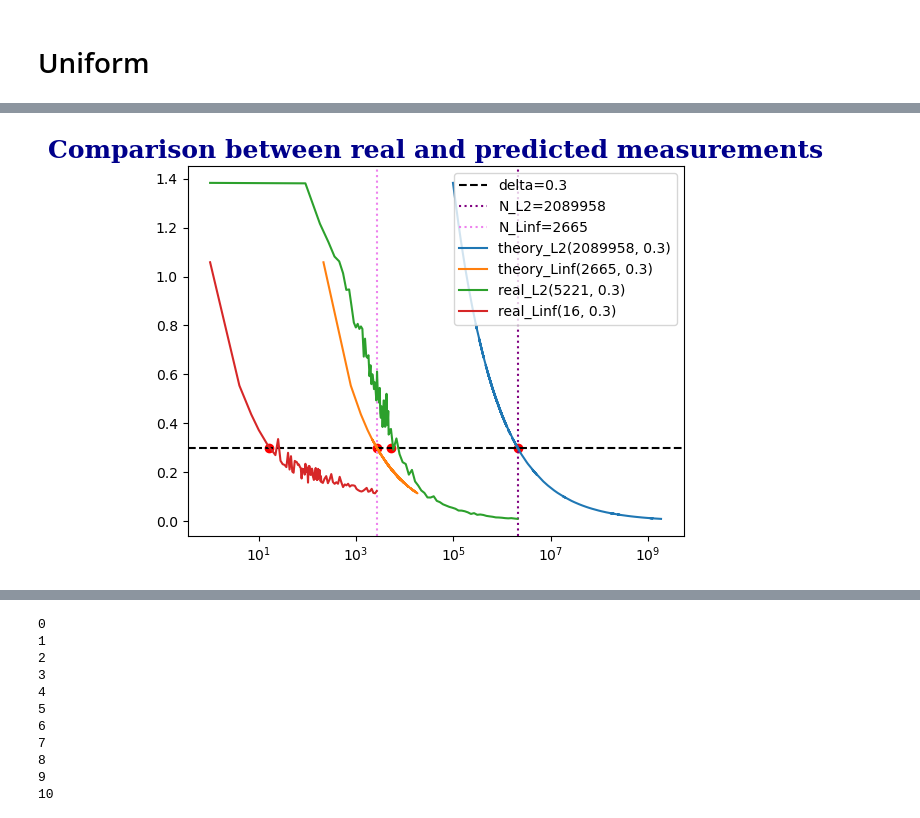
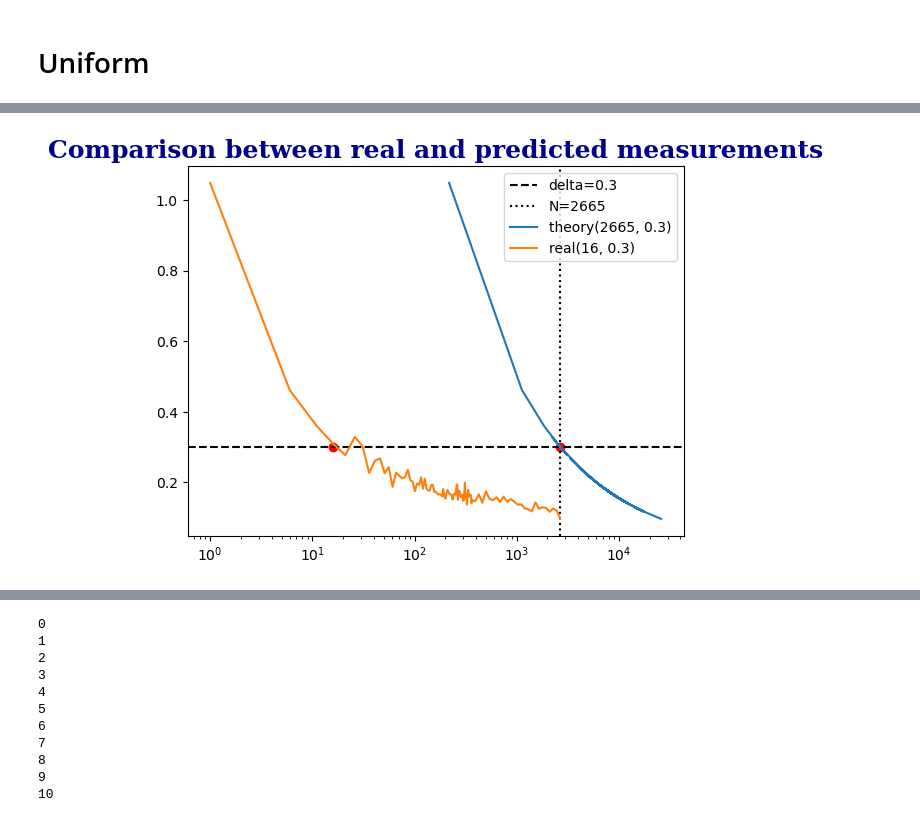
Before and after one commit to tommasofioravanti/sq-learn, a Jupyter notebook: Tomography.ipynb, the cells around one changed output, grey strips where cells are left out. Cells and saved outputs as stored; diff of their text form; code cells hidden in the pictures.

```diff
--- a/Tomography.ipynb
+++ b/Tomography.ipynb
@@ -55,5 +75,5 @@ make_real_predicted_comparison(v_uni, delta,norm = 'L2')
 # %%
 # Theory vs Real for uniform_vector
-make_real_predicted_comparison(v_uni, delta,norm='all')
+make_real_predicted_comparison(v_uni, delta=0.3,norm='inf')
 # %% [output]
-[figure, old version]
+[figure, new version]
```
Also changed, not shown: parts of 16 cells of this notebook, 3 other files.
